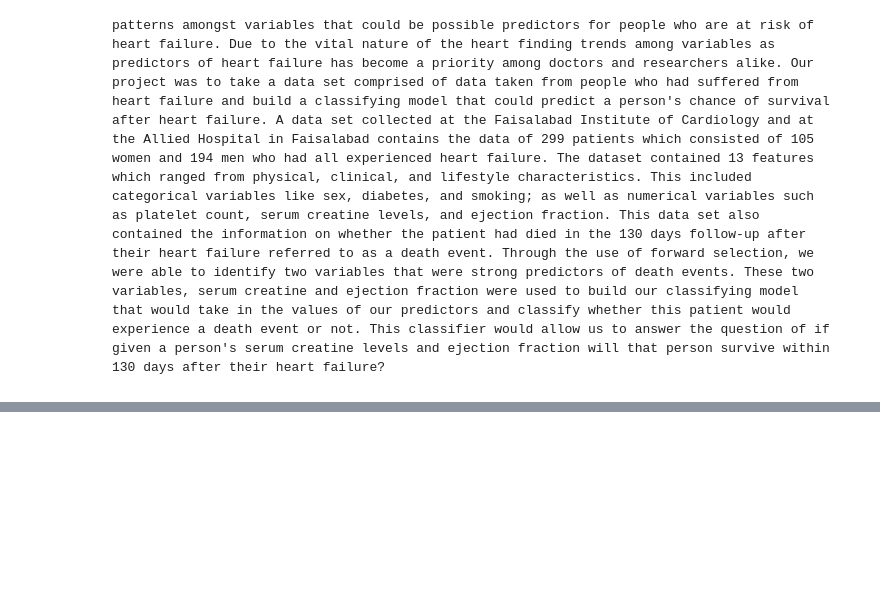
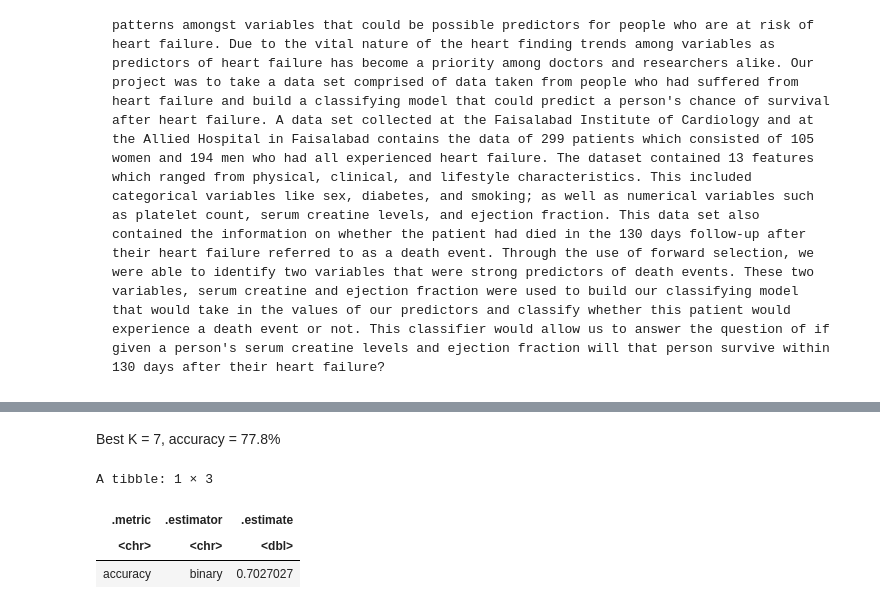
Before and after one commit to agoel25/Heart-Failure-Classifier, a Jupyter notebook: final_report.ipynb, the cells around one changed output, grey strips where cells are left out. Cells and saved outputs as stored; diff of their text form; code cells hidden in the pictures; blank space fills up the shorter version.

```diff
--- a/final_report.ipynb
+++ b/final_report.ipynb
@@ -6,0 +184,4 @@
+# %%
+# selecting appropriate columns from training set and testing set
+heart_train <- heart_train %>%
+    select(ejection_fraction, serum_creatinine, DEATH_EVENT)
@@ -6,0 +221,27 @@
+# %% [markdown]
+Best K = 7, accuracy = 77.8%
+# %%
+# Retraining with the chosen K value of 7
+set.seed(42)
+
+final_spec <- nearest_neighbor(weight_func = "rectangular", neighbors = 7) %>%
+    set_engine("kknn") %>%
+    set_mode("classification")
+
+final_fit  <- workflow() %>%
+    add_recipe(final_recipe) %>%
+    add_model(final_spec) %>%
+    fit(data = heart_train)
+
+heart_prediction <- predict(final_fit, heart_test) %>%
+    bind_cols(heart_test)
+
+heart_prediction_accuracy <- heart_prediction %>%
+    metrics(truth = DEATH_EVENT, estimate = .pred_class) %>%
+    filter(.metric == "accuracy")
+heart_prediction_accuracy
+# %% [output]
+A tibble: 1 × 3
+| .metric | .estimator | .estimate |
+| <chr> | <chr> | <dbl> |
+| accuracy | binary | 0.7027027 |
```
Also changed, not shown: parts of 12 cells of this notebook.
